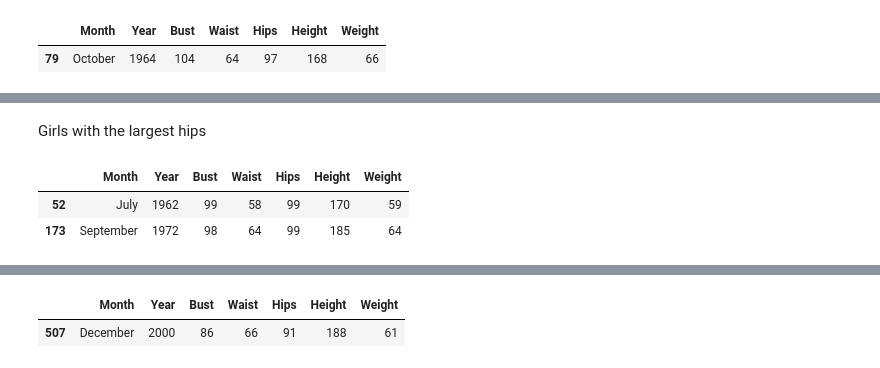
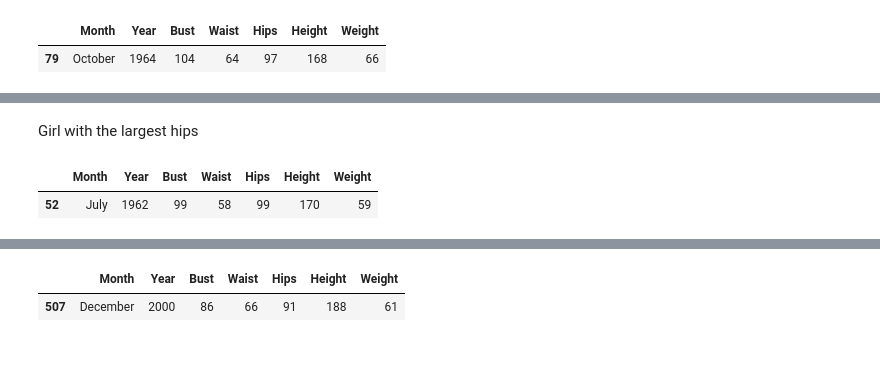
Before and after one commit to duboviy/data_science, a Jupyter notebook: playboy_girls_analysis/main.ipynb, the cells around one changed output, grey strips where cells are left out. Saved outputs shown, nothing was run; the diff lists cells and outputs as text; code cells hidden in the pictures.

```diff
--- a/playboy_girls_analysis/main.ipynb
+++ b/playboy_girls_analysis/main.ipynb
@@ -155,8 +165,7 @@ girls[girls['Bust'] == max(girls['Bust'])]
 # %% [markdown]
-Girls with the largest hips
+Girl with the largest hips
 # %%
-girls[girls['Hips'] == max(girls['Hips'])]
+girls[girls['Hips'] == max(girls['Hips'])].head(1)
 # %% [output]
 |  | Month | Year | Bust | Waist | Hips | Height | Weight |
 | 52 | July | 1962 | 99 | 58 | 99 | 170 | 59 |
-| 173 | September | 1972 | 98 | 64 | 99 | 185 | 64 |
```
Also changed, not shown: parts of 35 cells of this notebook.
